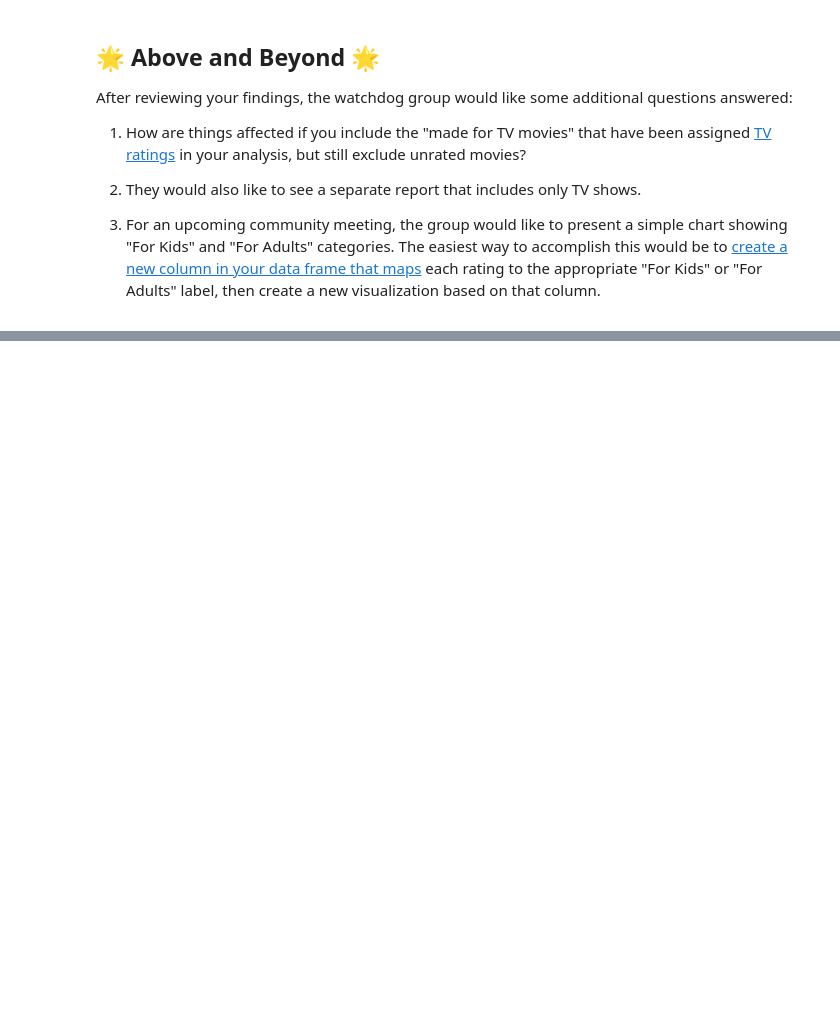
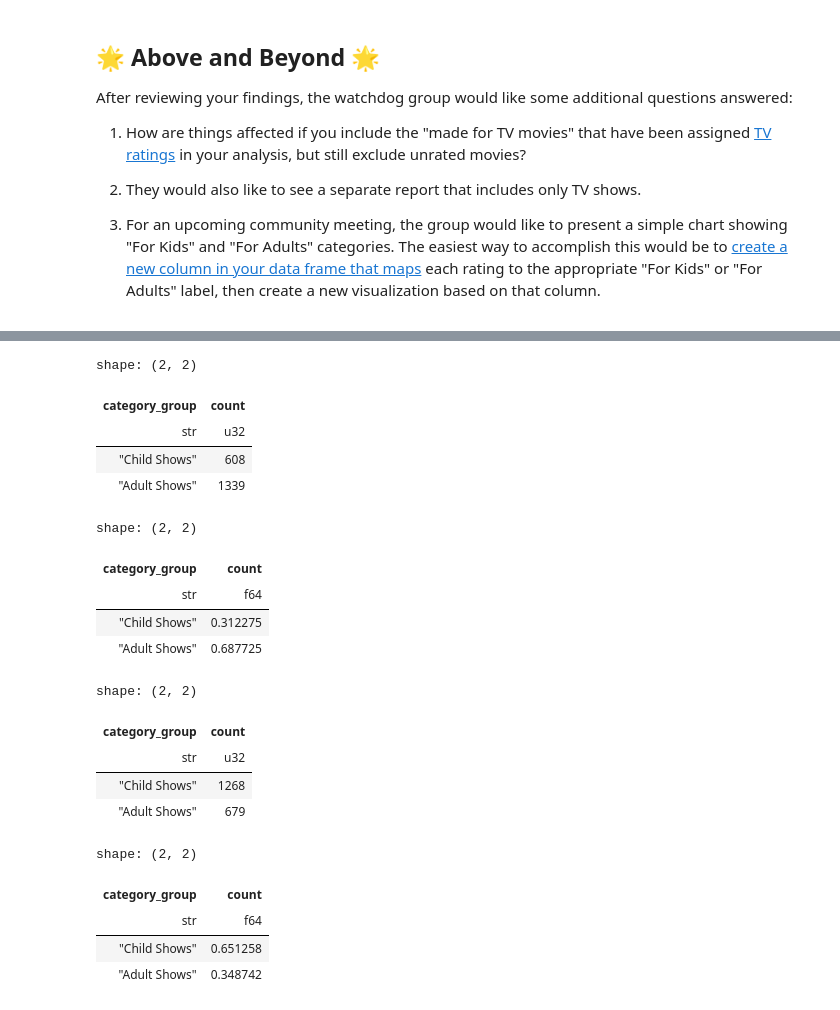
Before and after one commit to nelsbuhrley/CSE-450-Machine-learning, a Jupyter notebook: notebooks/Exploration_01.ipynb, the cells around one changed output, grey strips where cells are left out. Saved outputs shown, nothing was run; the diff lists cells and outputs as text; code cells hidden in the pictures; blank space fills up the shorter version.

```diff
--- a/notebooks/Exploration_01.ipynb
+++ b/notebooks/Exploration_01.ipynb
@@ -358,0 +412,44 @@ chart showing "For Kids" and "For Adults" categories. The easiest way to accompl
+# %%
+summed_cats_tv14_below = rating_counts.with_columns(
+    pl.when(pl.col('rating').is_in(['TV-Y', 'TV-Y7', 'TV-Y7-FV', 'TV-G', 'TV-PG']))
+    .then(pl.lit('Child Shows'))
+    .when(pl.col('rating').is_in(['TV-14', 'TV-MA']))
+    .then(pl.lit('Adult Shows'))
+    .alias('category_group')
+).group_by('category_group').agg(pl.col('count').sum())
+
+summed_cats_tv14_above = rating_counts.with_columns(
+    pl.when(pl.col('rating').is_in(['TV-Y', 'TV-Y7', 'TV-Y7-FV', 'TV-G', 'TV-PG', 'TV-14']))
+    .then(pl.lit('Child Shows'))
+    .when(pl.col('rating').is_in(['TV-MA']))
+    .then(pl.lit('Adult Shows'))
+    .alias('category_group')
+).group_by('category_group').agg(pl.col('count').sum())
+
+total_shows = rating_counts['count'].sum()
+
+display(summed_cats_tv14_below)
+display(summed_cats_tv14_below.with_columns(pl.col('count')/total_shows))
+display(summed_cats_tv14_above)
+display(summed_cats_tv14_above.with_columns(pl.col('count')/total_shows))
+# %% [output]
+shape: (2, 2)
+| category_group | count |
+| str | u32 |
+| "Child Shows" | 608 |
+| "Adult Shows" | 1339 |
+shape: (2, 2)
+| category_group | count |
+| str | f64 |
+| "Child Shows" | 0.312275 |
+| "Adult Shows" | 0.687725 |
+shape: (2, 2)
+| category_group | count |
+| str | u32 |
+| "Child Shows" | 1268 |
+| "Adult Shows" | 679 |
+shape: (2, 2)
+| category_group | count |
+| str | f64 |
+| "Child Shows" | 0.651258 |
+| "Adult Shows" | 0.348742 |
```
Also changed, not shown: parts of 14 cells of this notebook.
